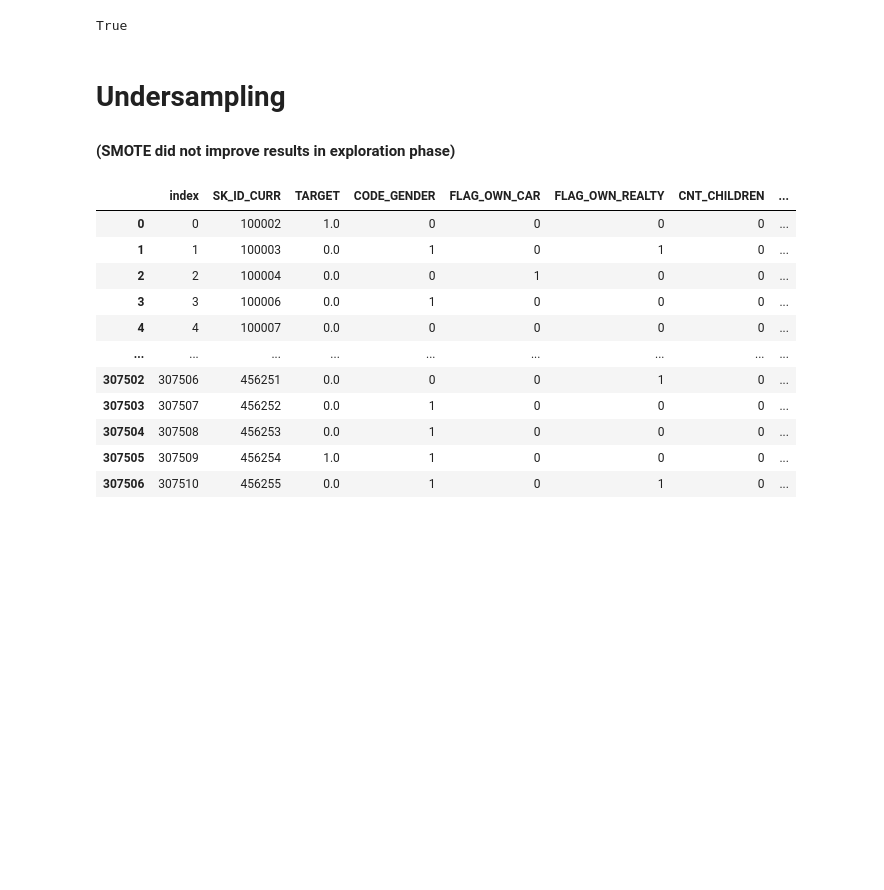
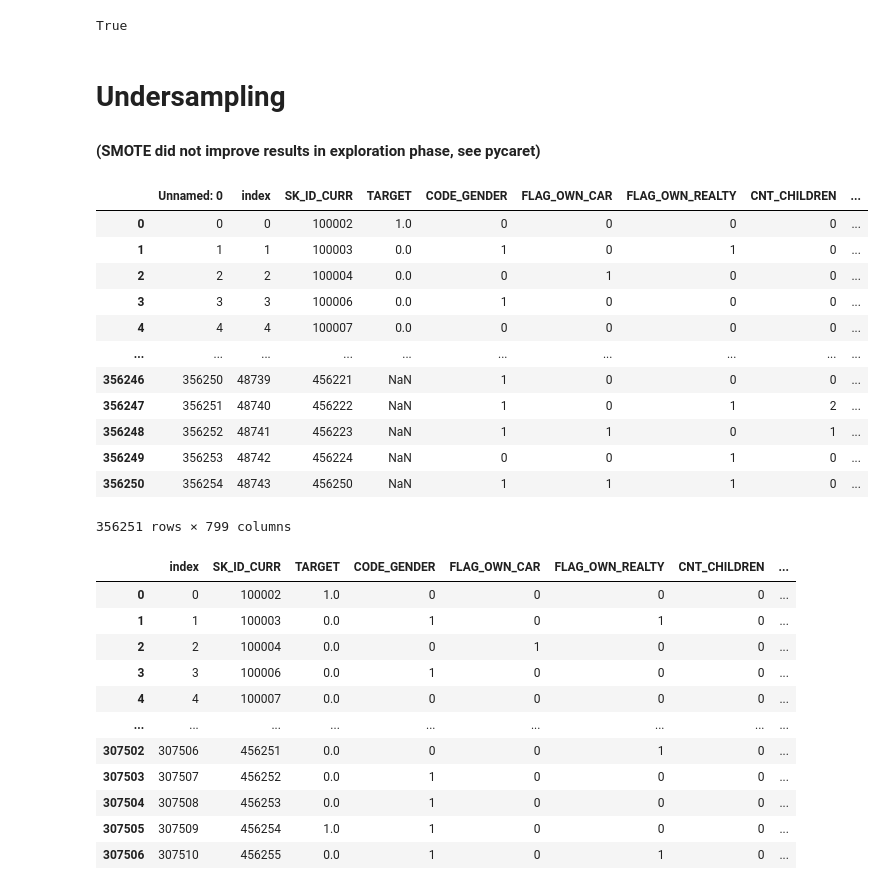
Before and after one commit to lauraamy/projet7_pretdepenser, a Jupyter notebook: p7_notebook_modelling.ipynb, the cells around one changed output. Cells and saved outputs as stored; diff of their text form; code cells hidden in the pictures; blank space fills up the shorter version.

```diff
--- a/p7_notebook_modelling.ipynb
+++ b/p7_notebook_modelling.ipynb
@@ -73,9 +73,25 @@ final_selected_feats.to_csv('../my_csv_files/feats_import_combined_lgbm128_mssin
 feats_for_modelling = list(final_selected_feats["feature"]) + ['TARGET', 'SK_ID_CURR']
 # %% [markdown]
 # Undersampling
-#### (SMOTE did not improve results in exploration phase)
+#### (SMOTE did not improve results in exploration phase, see pycaret)
 # %%
 merged_all_files_csv = pd.read_csv('../my_csv_files/MY_merged_all_files.csv')
+# %%
+merged_all_files_csv
+# %% [output]
+|  | Unnamed: 0 | index | SK_ID_CURR | TARGET | CODE_GENDER | FLAG_OWN_CAR | FLAG_OWN_REALTY | CNT_CHILDREN | ... |
+| 0 | 0 | 0 | 100002 | 1.0 | 0 | 0 | 0 | 0 | ... |
+| 1 | 1 | 1 | 100003 | 0.0 | 1 | 0 | 1 | 0 | ... |
+| 2 | 2 | 2 | 100004 | 0.0 | 0 | 1 | 0 | 0 | ... |
+| 3 | 3 | 3 | 100006 | 0.0 | 1 | 0 | 0 | 0 | ... |
+| 4 | 4 | 4 | 100007 | 0.0 | 0 | 0 | 0 | 0 | ... |
+| ... | ... | ... | ... | ... | ... | ... | ... | ... | ... |
+| 356246 | 356250 | 48739 | 456221 | NaN | 1 | 0 | 0 | 0 | ... |
+| 356247 | 356251 | 48740 | 456222 | NaN | 1 | 0 | 1 | 2 | ... |
+| 356248 | 356252 | 48741 | 456223 | NaN | 1 | 1 | 0 | 1 | ... |
+| 356249 | 356253 | 48742 | 456224 | NaN | 0 | 0 | 1 | 0 | ... |
+| 356250 | 356254 | 48743 | 456250 | NaN | 1 | 1 | 1 | 0 | ... |
+356251 rows × 799 columns
 # %%
 merged_all_files = merged_all_files_csv.iloc[:,1:]
 merged_with_target = merged_all_files[merged_all_files['TARGET'].notnull()]
```
Also changed, not shown: parts of 38 cells of this notebook, 17 other files.
